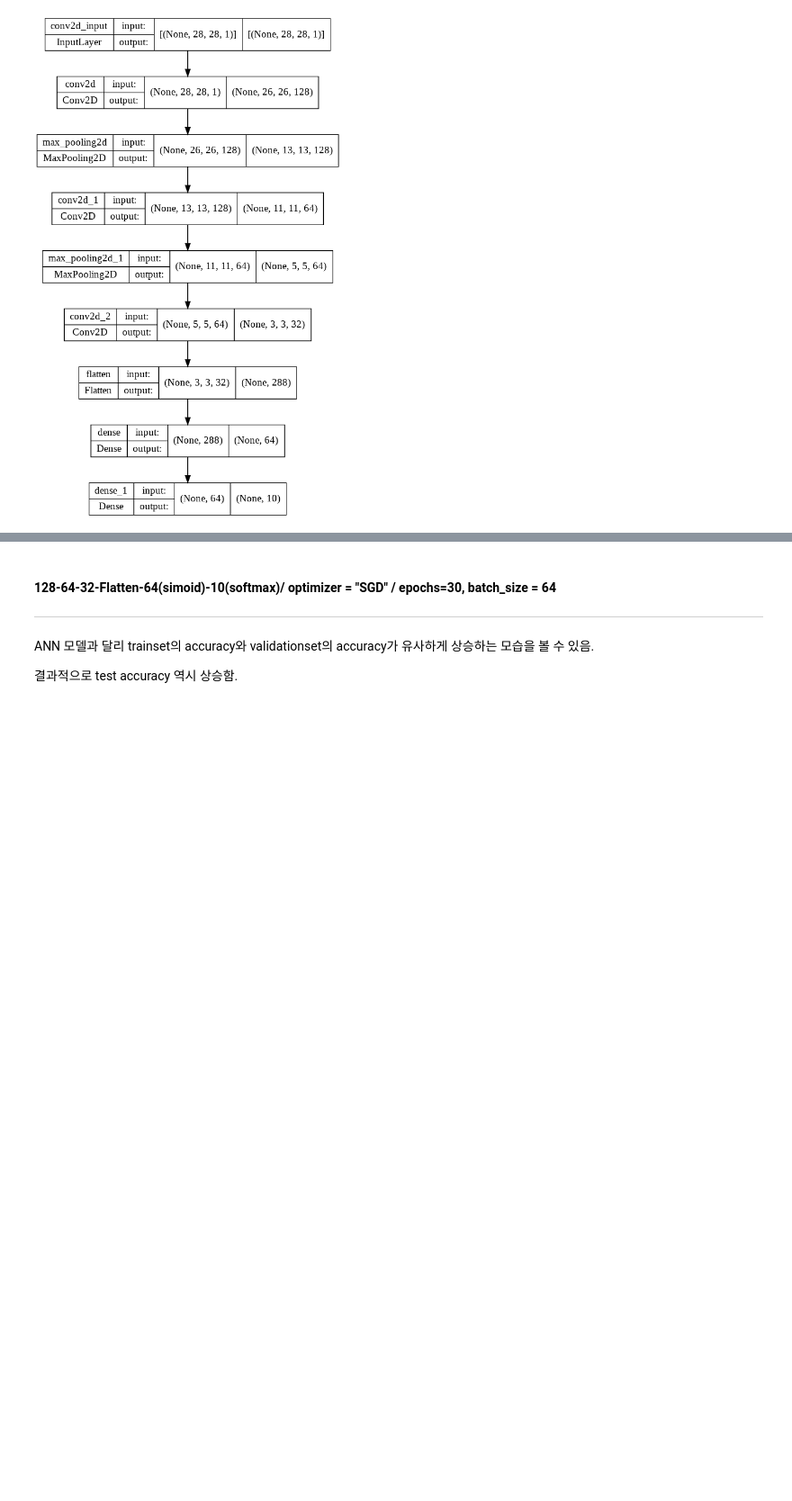
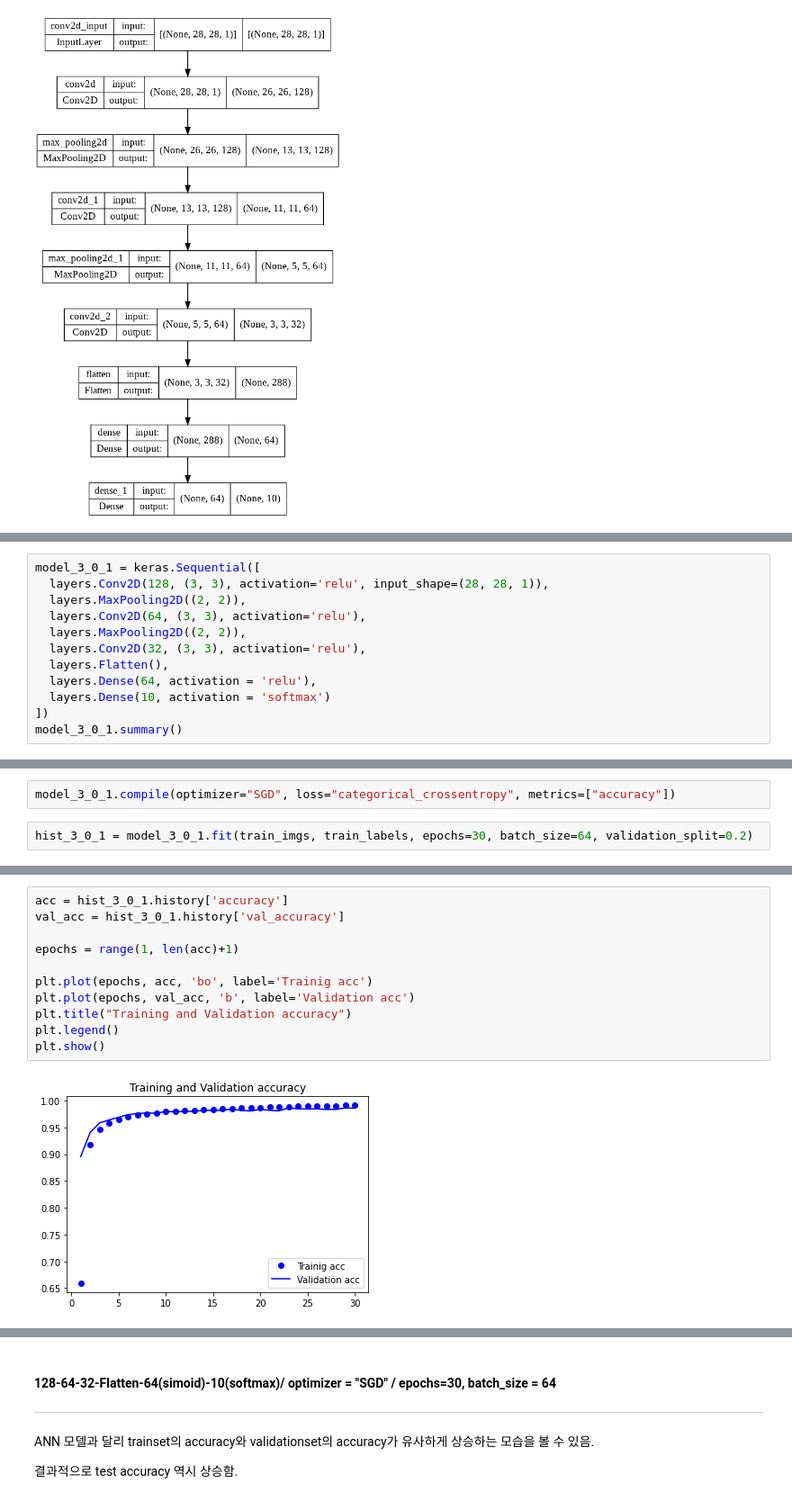
Before and after one commit to ESJoGithub/PythonStudy, a Jupyter notebook: DeepLearning/MNIST/Keras_220920_MNIST_실습02.ipynb, the cells around one changed output, grey strips where cells are left out. Shown: that part at 90% size. Drawn from its saved outputs; the diff is of its cells as text; blank space fills up the shorter version.

```diff
--- a/DeepLearning/MNIST/Keras_220920_MNIST_실습02.ipynb
+++ b/DeepLearning/MNIST/Keras_220920_MNIST_실습02.ipynb
@@ -42,0 +45,12 @@ keras.utils.plot_model(model_3, "baseline_model.png", show_shapes=True)
+# %%
+model_3_0_1 = keras.Sequential([
+  layers.Conv2D(128, (3, 3), activation='relu', input_shape=(28, 28, 1)),
+  layers.MaxPooling2D((2, 2)),
+  layers.Conv2D(64, (3, 3), activation='relu'),
+  layers.MaxPooling2D((2, 2)),
+  layers.Conv2D(32, (3, 3), activation='relu'),
+  layers.Flatten(),
+  layers.Dense(64, activation = 'relu'),
+  layers.Dense(10, activation = 'softmax')
+])
+model_3_0_1.summary()
@@ -42,0 +75,4 @@ keras.utils.plot_model(model_3, "baseline_model.png", show_shapes=True)
+# %%
+model_3_0_1.compile(optimizer="SGD", loss="categorical_crossentropy", metrics=["accuracy"])
+# %%
+hist_3_0_1 = model_3_0_1.fit(train_imgs, train_labels, epochs=30, batch_size=64, validation_split=0.2)
@@ -42,0 +97,13 @@ keras.utils.plot_model(model_3, "baseline_model.png", show_shapes=True)
+# %%
+acc = hist_3_0_1.history['accuracy']
+val_acc = hist_3_0_1.history['val_accuracy']
+
+epochs = range(1, len(acc)+1)
+
+plt.plot(epochs, acc, 'bo', label='Trainig acc')
+plt.plot(epochs, val_acc, 'b', label='Validation acc')
+plt.title("Training and Validation accuracy")
+plt.legend()
+plt.show()
+# %% [output]
+[figure, added]
```
Also changed, not shown: parts of 4 cells of this notebook.
